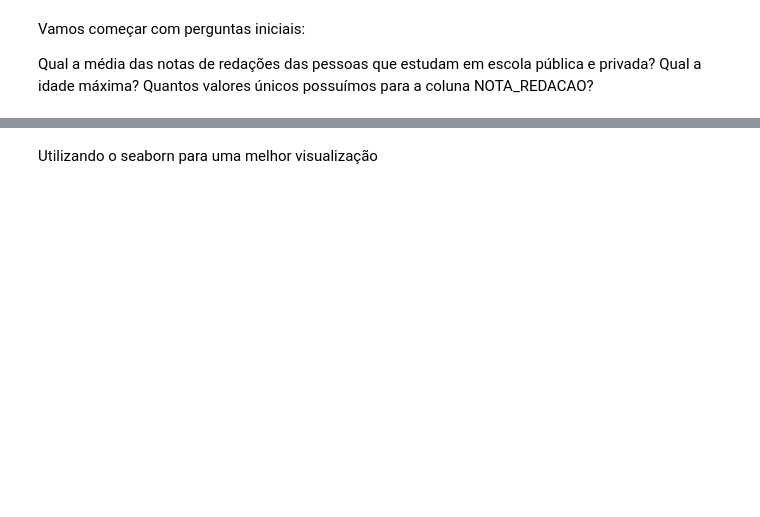
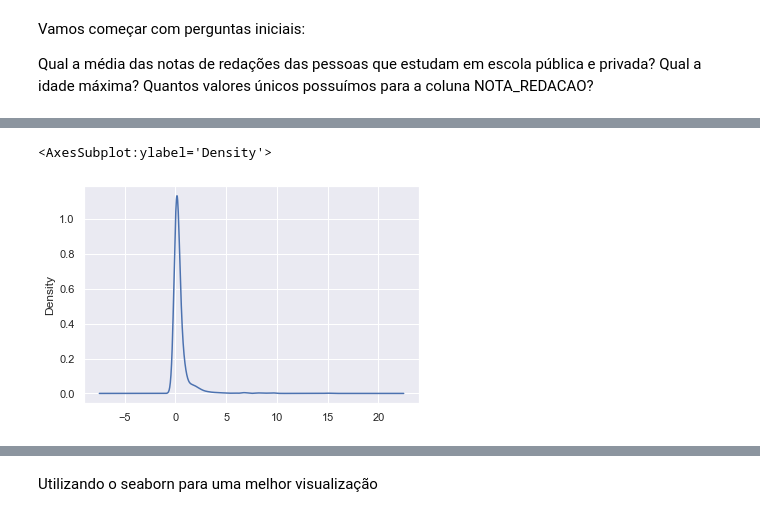
Before and after one commit to Felip-Oliv/Data_Cience, a Jupyter notebook: analise exploratoria/Análise Exploratória.ipynb, the cells around one changed output, grey strips where cells are left out. Cells and saved outputs as stored; diff of their text form; code cells hidden in the pictures; blank space fills up the shorter version.

```diff
--- a/analise exploratoria/Análise Exploratória.ipynb
+++ b/analise exploratoria/Análise Exploratória.ipynb
@@ -78 +88,6 @@ Existe alguma diferença na distribuição das idades entre escola pública e pr
+# %%
+df_plat_x360["VENDAS(AN)"].plot.kde()
+# %% [output]
+<AxesSubplot:ylabel='Density'>
+[figure, added]
 # %%
```
Also changed, not shown: parts of 19 cells of this notebook.
